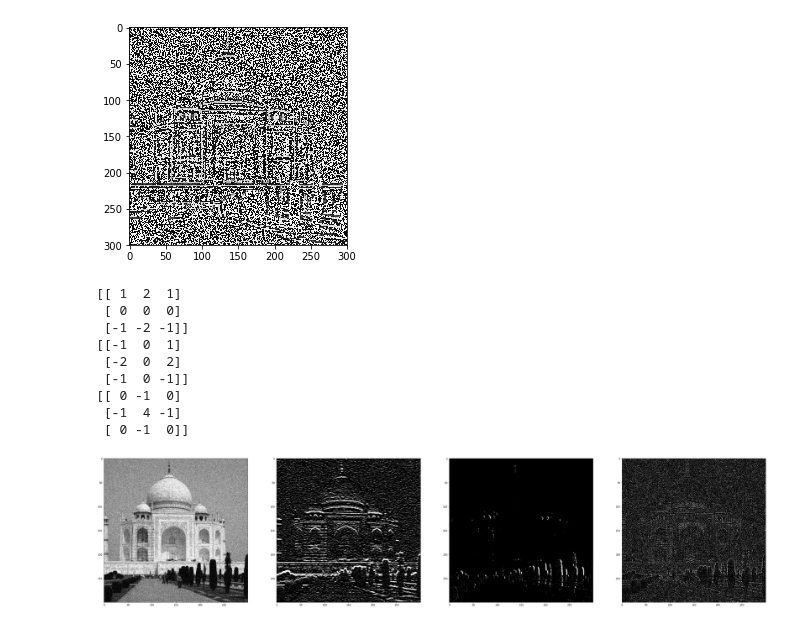
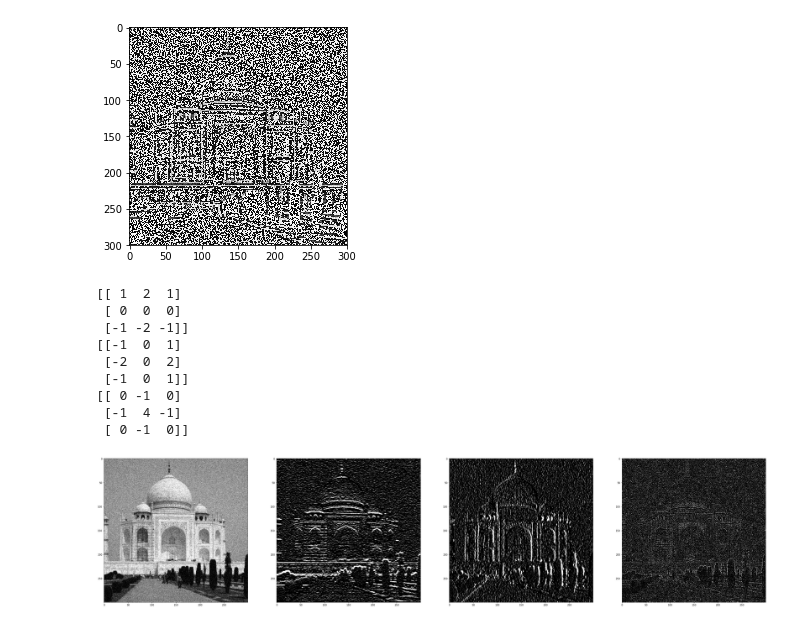
Before and after one commit to thisisashukla/computer-vision, a Jupyter notebook: foundation/05_neighborhood_operations.ipynb, the cells around one changed output. Drawn from its saved outputs; the diff is of its cells as text; code cells hidden in the pictures.

```diff
--- a/foundation/05_neighborhood_operations.ipynb
+++ b/foundation/05_neighborhood_operations.ipynb
@@ -61,29 +61,29 @@ plt.show()
 [figure]
 # %%
 sobelx = np.array([[1,2,1], [0,0,0],[-1,-2,-1]])
-sobely = np.array([[-1,0,1], [-2,0,2],[-1,0,-1]])
+sobely = np.array([[-1,0,1], [-2,0,2],[-1,0,1]])
 laplacian = np.array([[0,-1,0], [-1,4,-1],[0,-1,0]])
 print(sobelx)
 print(sobely)
 print(laplacian)
 gradientx = cv2.filter2D(img, -1, sobelx)
 gradienty = cv2.filter2D(img, -1, sobely)
 lapImg = cv2.filter2D(img, -1, laplacian)
 
 f, (ax1, ax2, ax3, ax4) = plt.subplots(1,4, figsize = (50,50))
 ax1.imshow(img, cmap='gray', vmin=0, vmax=255)
 ax2.imshow(gradientx, cmap='gray', vmin=0, vmax=255)
 ax3.imshow(gradienty, cmap='gray', vmin=0, vmax=255)
 ax4.imshow(lapImg, cmap='gray', vmin=0, vmax=255)
 plt.show()
 # %% [output]
 [[ 1  2  1]
  [ 0  0  0]
  [-1 -2 -1]]
 [[-1  0  1]
  [-2  0  2]
- [-1  0 -1]]
+ [-1  0  1]]
 [[ 0 -1  0]
  [-1  4 -1]
  [ 0 -1  0]]
-[figure, old version]
+[figure, new version]
```
Also changed, not shown: 1 other file.
